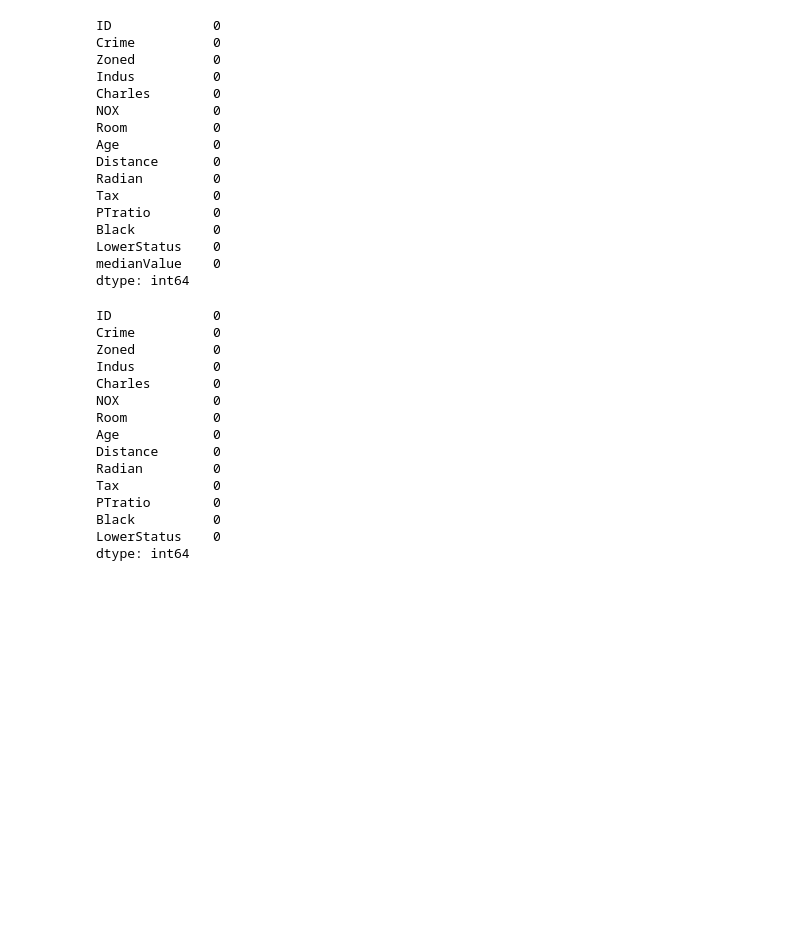
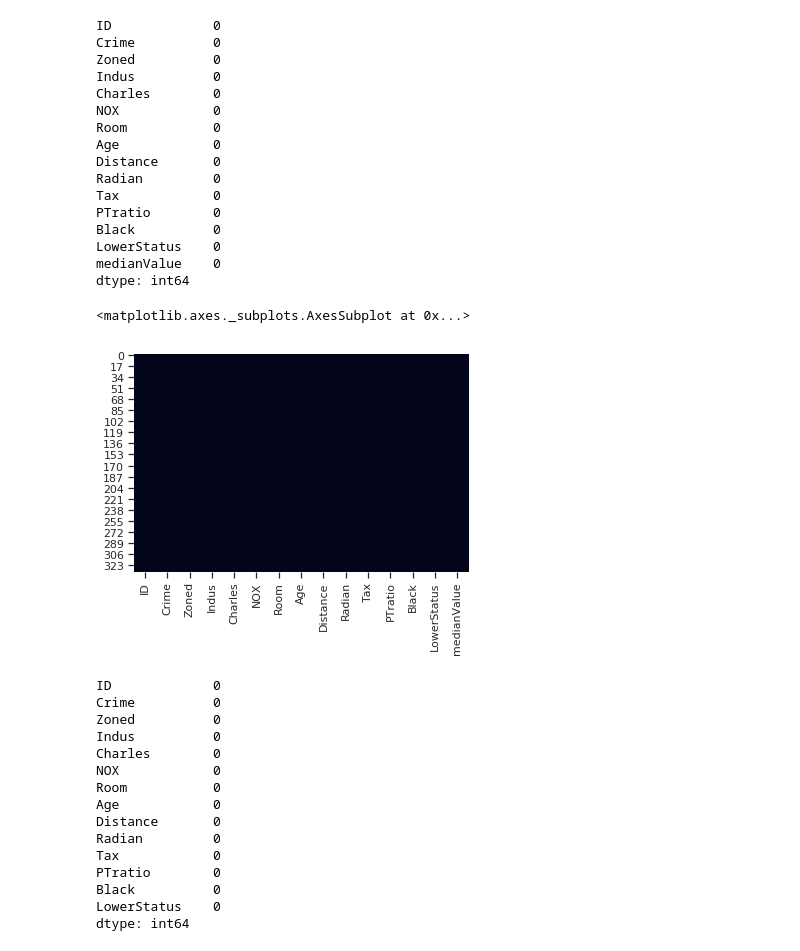
Before and after one commit to varushij/Boston-Housing, a Jupyter notebook: Boston Housing Prices.ipynb, the cells around one changed output. Drawn from its saved outputs; the diff is of its cells as text; code cells hidden in the pictures; blank space fills up the shorter version.

```diff
--- a/Boston Housing Prices.ipynb
+++ b/Boston Housing Prices.ipynb
@@ -117,6 +121,11 @@ Black          0
 LowerStatus    0
 medianValue    0
 dtype: int64
+# %%
+sns.heatmap(train.isnull(), cbar=False)
+# %% [output]
+<matplotlib.axes._subplots.AxesSubplot at 0x...>
+[figure, added]
 # %%
 test.isnull().sum()
 # %% [output]
```
Also changed, not shown: parts of 20 cells of this notebook.
